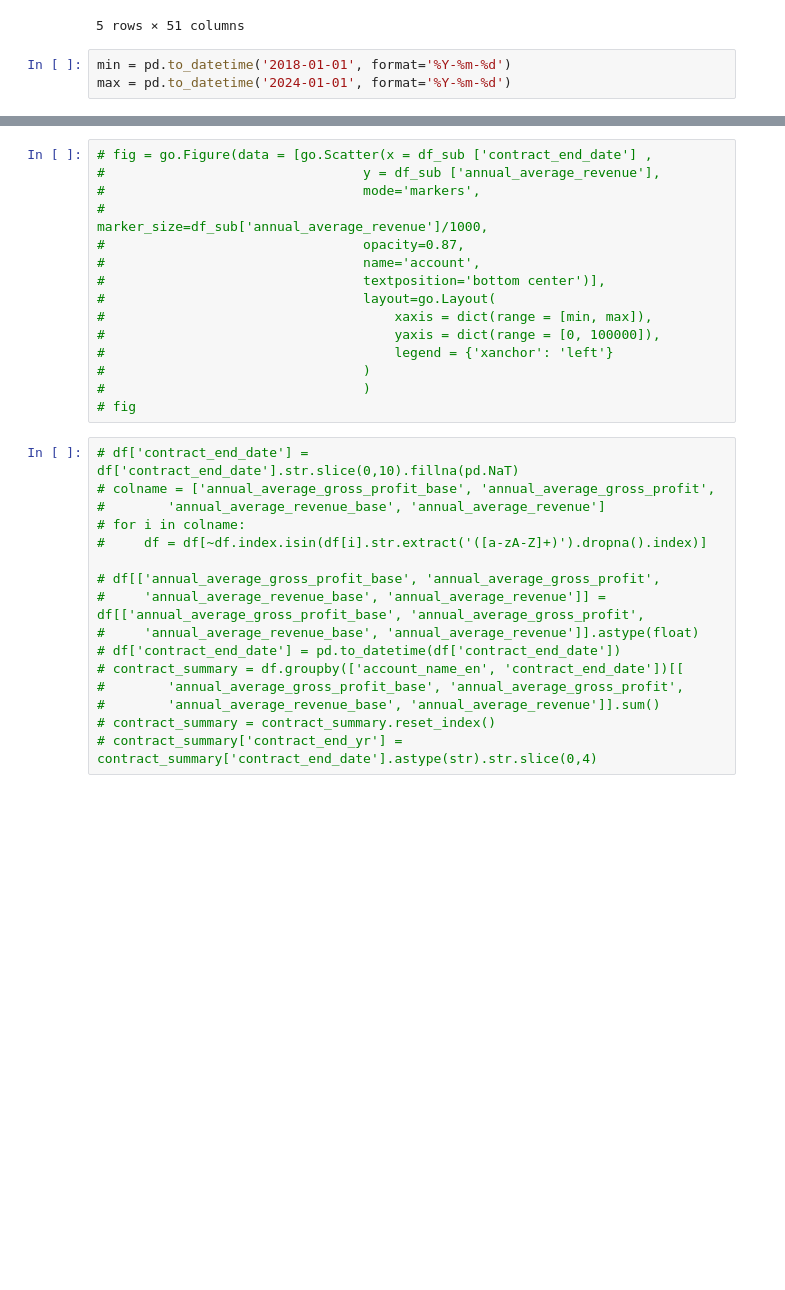
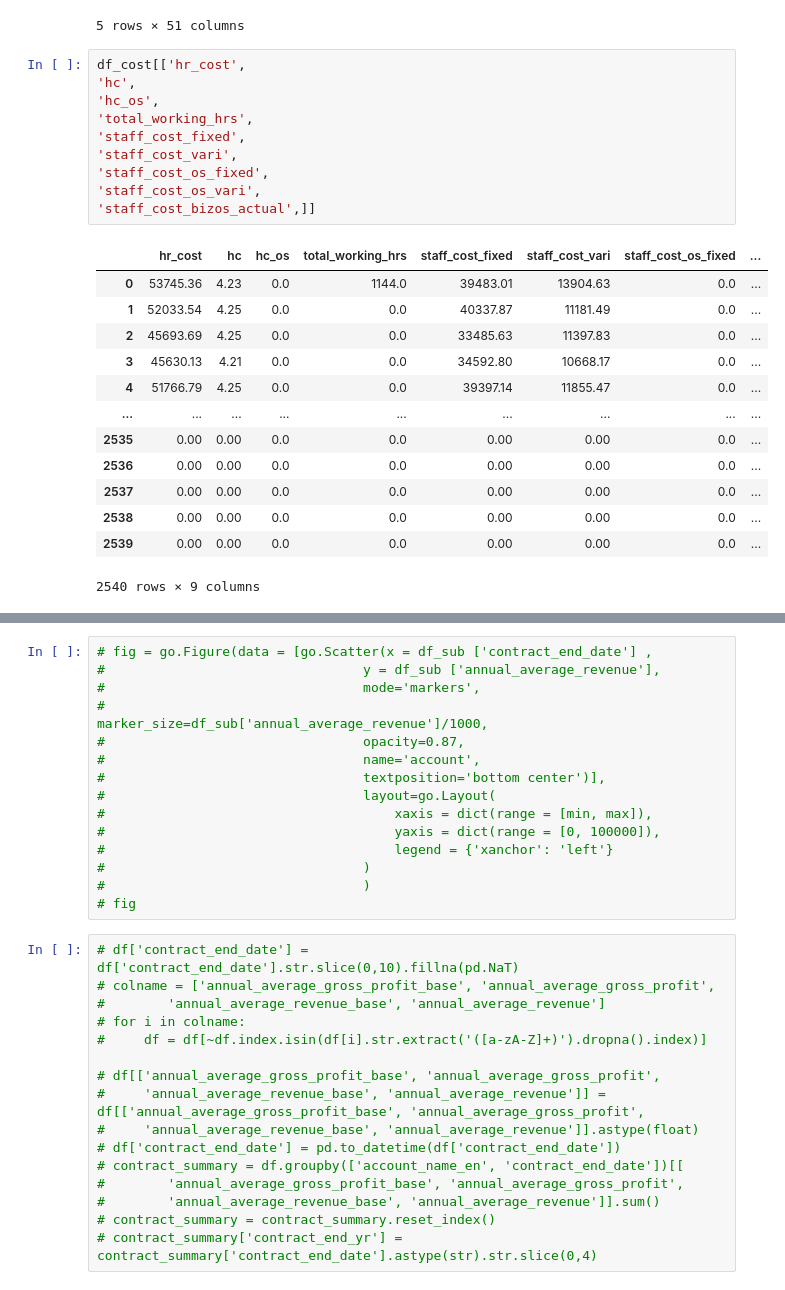
Before and after one commit to fyenne/play8_paint, a Jupyter notebook: profile.ipynb, the cells around one changed output, grey strips where cells are left out. Drawn from its saved outputs; the diff is of its cells as text; blank space fills up the shorter version.

```diff
--- a/profile.ipynb
+++ b/profile.ipynb
@@ -187,6 +190,27 @@ df_cost.head()
 | 3 | 1107 | ABBOTBJXWS | site | 201907 | 100.0 | -140.0 | 45630.13 | 48.0 | 48.0 | 0.0 | ... |
 | 4 | 10560 | ABBOTBJXWS | site | 202103 | 65.0 | -75.0 | 51766.79 | 54.0 | 0.0 | 0.0 | ... |
 5 rows × 51 columns
-# %%
-min = pd.to_datetime('2018-01-01', format='%Y-%m-%d')
-max = pd.to_datetime('2024-01-01', format='%Y-%m-%d')
+# %%
+df_cost[['hr_cost',
+'hc',
+'hc_os',
+'total_working_hrs',
+'staff_cost_fixed',
+'staff_cost_vari',
+'staff_cost_os_fixed',
+'staff_cost_os_vari',
+'staff_cost_bizos_actual',]]
+# %% [output]
+|  | hr_cost | hc | hc_os | total_working_hrs | staff_cost_fixed | staff_cost_vari | staff_cost_os_fixed | ... |
+| 0 | 53745.36 | 4.23 | 0.0 | 1144.0 | 39483.01 | 13904.63 | 0.0 | ... |
+| 1 | 52033.54 | 4.25 | 0.0 | 0.0 | 40337.87 | 11181.49 | 0.0 | ... |
+| 2 | 45693.69 | 4.25 | 0.0 | 0.0 | 33485.63 | 11397.83 | 0.0 | ... |
+| 3 | 45630.13 | 4.21 | 0.0 | 0.0 | 34592.80 | 10668.17 | 0.0 | ... |
+| 4 | 51766.79 | 4.25 | 0.0 | 0.0 | 39397.14 | 11855.47 | 0.0 | ... |
+| ... | ... | ... | ... | ... | ... | ... | ... | ... |
+| 2535 | 0.00 | 0.00 | 0.0 | 0.0 | 0.00 | 0.00 | 0.0 | ... |
+| 2536 | 0.00 | 0.00 | 0.0 | 0.0 | 0.00 | 0.00 | 0.0 | ... |
+| 2537 | 0.00 | 0.00 | 0.0 | 0.0 | 0.00 | 0.00 | 0.0 | ... |
+| 2538 | 0.00 | 0.00 | 0.0 | 0.0 | 0.00 | 0.00 | 0.0 | ... |
+| 2539 | 0.00 | 0.00 | 0.0 | 0.0 | 0.00 | 0.00 | 0.0 | ... |
+2540 rows × 9 columns
```
Also changed, not shown: parts of 13 cells of this notebook.
